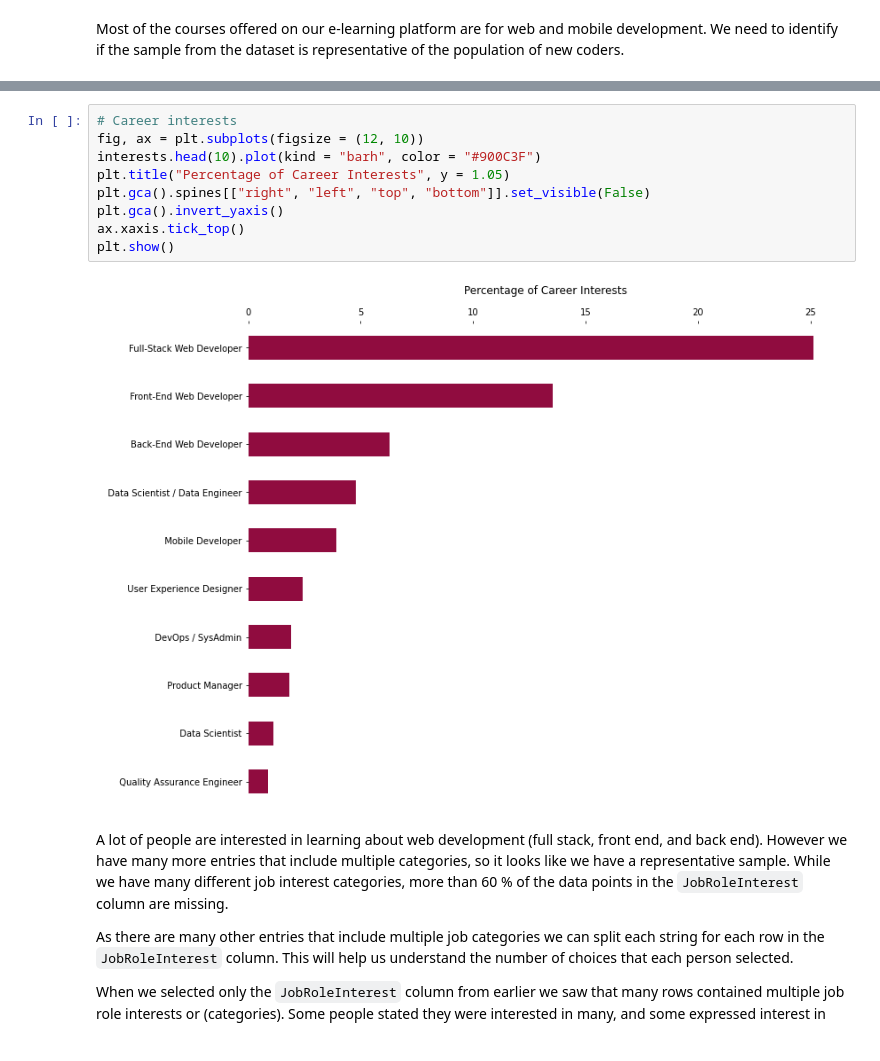
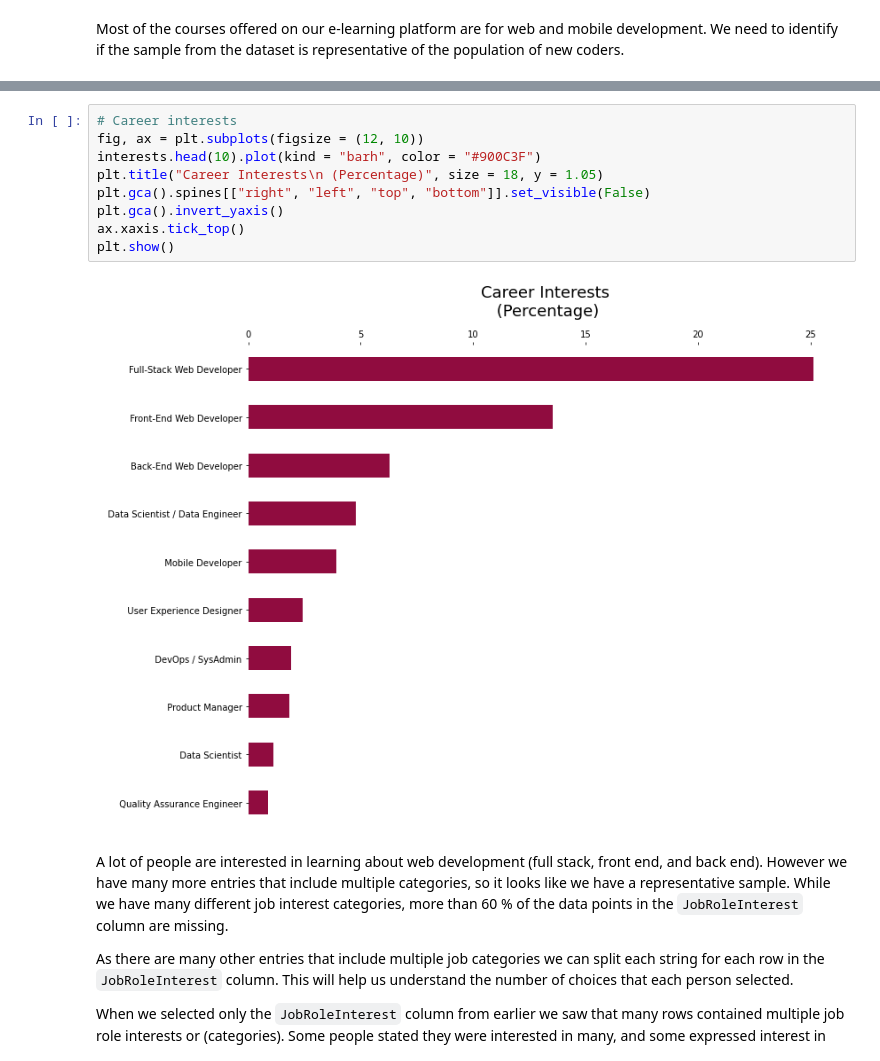
Before and after one commit to paul-trood/Portfolio-Best_Markets_for_Advertising, a Jupyter notebook: coding_survey.ipynb, the cells around one changed output, grey strips where cells are left out. Saved outputs shown, nothing was run; the diff lists cells and outputs as text.

```diff
--- a/coding_survey.ipynb
+++ b/coding_survey.ipynb
@@ -287,14 +287,14 @@ Name: JobRoleInterest, dtype: float64
 # %%
 # Career interests
 fig, ax = plt.subplots(figsize = (12, 10))
 interests.head(10).plot(kind = "barh", color = "#900C3F")
-plt.title("Percentage of Career Interests", y = 1.05)
+plt.title("Career Interests\n (Percentage)", size = 18, y = 1.05)
 plt.gca().spines[["right", "left", "top", "bottom"]].set_visible(False)
 plt.gca().invert_yaxis()
 ax.xaxis.tick_top()
 plt.show()
 # %% [output]
-[figure, old version]
+[figure, new version]
 # %% [markdown]
 A lot of people are interested in learning about web development (full stack, front end, and back end). However we have many more entries that include multiple categories, so it looks like we have a representative sample. While we have many different job interest categories, more than 60 % of the data points in the `JobRoleInterest` column are missing.
 
```
Also changed, not shown: parts of 67 cells of this notebook.
